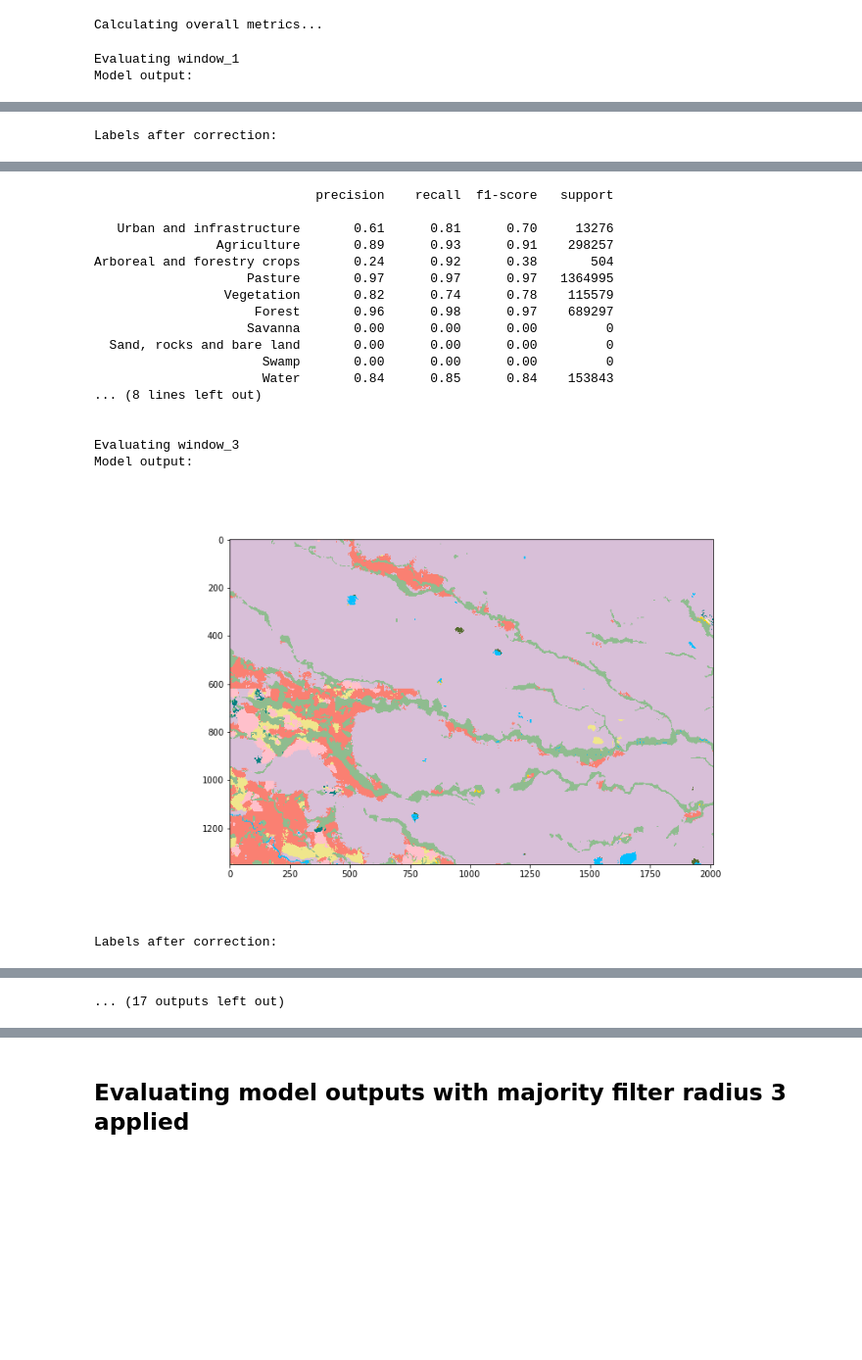
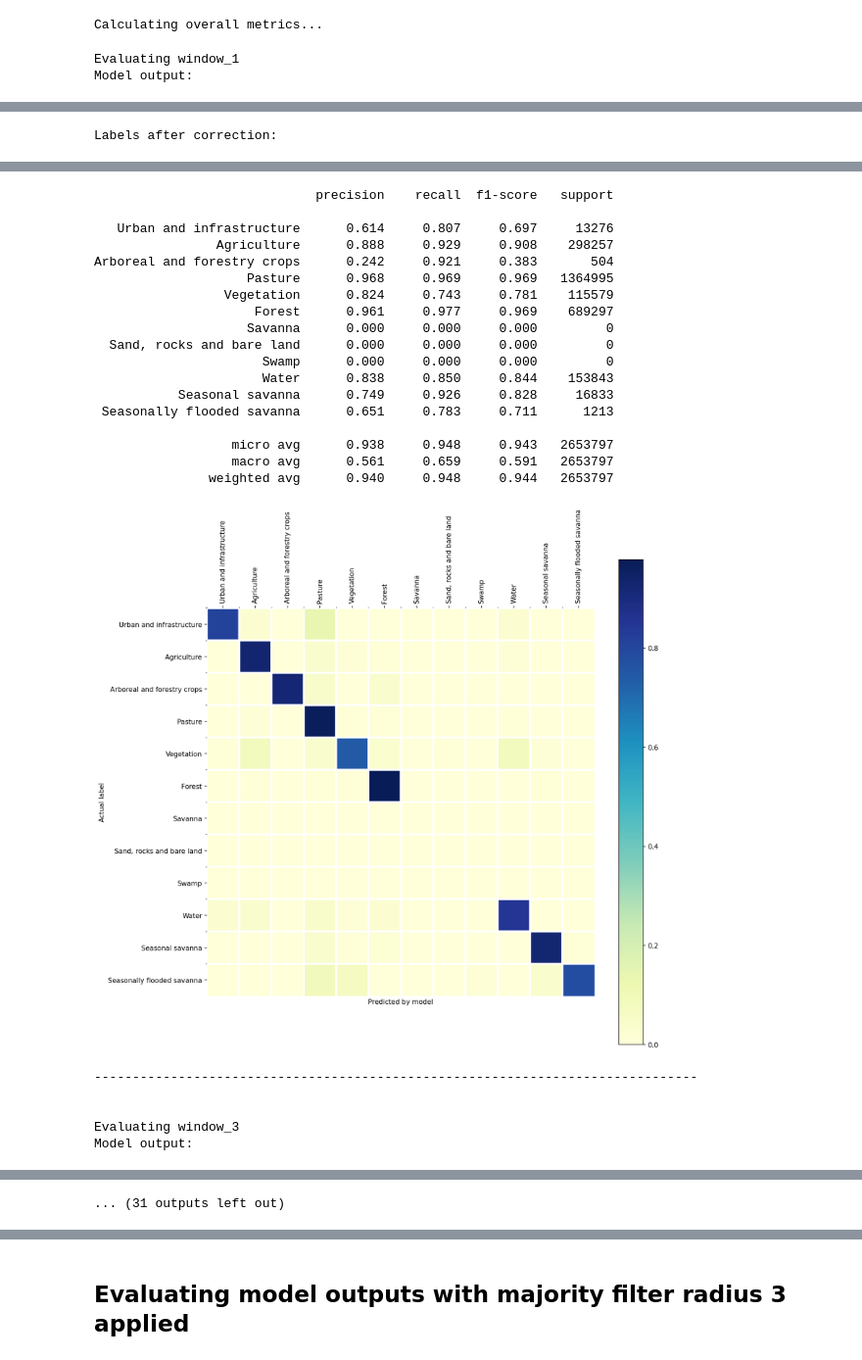
Before and after one commit to microsoft/landcover-orinoquia, a Jupyter notebook: evaluation/evaluate_against_2019_202004_manual_labels.ipynb, the cells around one changed output, grey strips where cells are left out. Shown at 98% size. Saved outputs shown, nothing was run; the diff lists cells and outputs as text; code cells hidden in the pictures; blank space fills up the shorter version.

Commit message:
Add confusion matrices for raw results.

```diff
--- a/evaluation/evaluate_against_2019_202004_manual_labels.ipynb
+++ b/evaluation/evaluate_against_2019_202004_manual_labels.ipynb
@@ -106,52 +118,94 @@ def evaluate_label_windows(model_outputs_path, visualize=True):
 
     return results, overall_report
+# %%
+def plot_confusion_matrix(cm, label_names, dpi=150):
+    # docs: https://matplotlib.org/3.1.3/gallery/images_contours_and_fields/image_annotated_heatmap.html#sphx-glr-gallery-images-contours-and-fields-image-annotated-heatmap-py
+
+    num_classes = len(label_names)
+    assert cm.shape[0] == num_classes
+
+    fig = plt.figure(figsize=(10, 10), dpi=dpi)  # set dpi to 300 to look good
+    ax = fig.add_axes([0.0, 0.0, 1.0, 1.0])
+    im = ax.matshow(cm, cmap=plt.cm.YlGnBu)
+    _ = ax.set_xticks(np.array(range(num_classes)))
+    _ = ax.set_yticks(np.array(range(num_classes)))
+    _ = ax.set_xticklabels(label_names)
+    _ = ax.set_yticklabels(label_names)
+    _ = ax.set_ylabel('Actual label')
+    _ = ax.set_xlabel('Predicted by model')
+    _ = ax.xaxis.tick_top()
+
+    # Rotate the tick labels
+    _ = plt.setp(ax.get_xticklabels(), rotation=90)
+
+    _ = ax.set_xticks(np.array(range(num_classes)) - 0.5, minor=True)
+    _ = ax.set_yticks(np.array(range(num_classes)) - 0.5, minor=True)
+    _ = ax.grid(which='minor', color='white', linestyle='-', linewidth=3)
+
+    cbar = ax.figure.colorbar(im, ax=ax)
+
+    # no border
+    for edge, spine in ax.spines.items():
+            _ = spine.set_visible(False)
+
+    plt.close()  # to not show all figures plotted again at the end of the calling cell
+    return fig
 # %% [markdown]
 ## Evaluating model outputs (raw)
 
 No filtering
 # %%
-results, overall_report = evaluate_label_windows(model_outputs_raw_path)
+results, overall_report, y_true, y_pred = evaluate_label_windows(model_outputs_raw_path, return_tiles=True)
 # %% [output]
 Calculating overall metrics...
 # %%
 for window_name, res in results.items():
     print(f'Evaluating {window_name}')
 
     print('Model output:')
     res['model_output_tile']
 
     print('Labels after correction:')
     res['label_tile']
 
     print(res['report'])
-    print('----------------------------------------------')
+
+    fig = plot_confusion_matrix(res['cm_norm'], target_names)
+    fig
+
+    print('-------------------------------------------------------------------------------')
     print()
     print()
 
 print('Overall report:')
 print(overall_report)
 # %% [output]
 Evaluating window_1
 Model output:
 [figure]
 Labels after correction:
 [figure]
                              precision    recall  f1-score   support
 
-   Urban and infrastructure       0.61      0.81      0.70     13276
-                Agriculture       0.89      0.93      0.91    298257
-Arboreal and forestry crops       0.24      0.92      0.38       504
-                    Pasture       0.97      0.97      0.97   1364995
-                 Vegetation       0.82      0.74      0.78    115579
-                     Forest       0.96      0.98      0.97    689297
-                    Savanna       0.00      0.00      0.00         0
-  Sand, rocks and bare land       0.00      0.00      0.00         0
-                      Swamp       0.00      0.00      0.00         0
-                      Water       0.84      0.85      0.84    153843
-... (8 lines left out)
+   Urban and infrastructure      0.614     0.807     0.697     13276
+                Agriculture      0.888     0.929     0.908    298257
+Arboreal and forestry crops      0.242     0.921     0.383       504
+                    Pasture      0.968     0.969     0.969   1364995
+                 Vegetation      0.824     0.743     0.781    115579
+                     Forest      0.961     0.977     0.969    689297
+                    Savanna      0.000     0.000     0.000         0
+  Sand, rocks and bare land      0.000     0.000     0.000         0
+                      Swamp      0.000     0.000     0.000         0
+                      Water      0.838     0.850     0.844    153843
+           Seasonal savanna      0.749     0.926     0.828     16833
+ Seasonally flooded savanna      0.651     0.783     0.711      1213
 
-
-Evaluating window_3
-Model output:
+                  micro avg      0.938     0.948     0.943   2653797
+                  macro avg      0.561     0.659     0.591   2653797
+               weighted avg      0.940     0.948     0.944   2653797
-[figure, old version]
+[figure, new version]
-Labels after correction:
+-------------------------------------------------------------------------------
+
+
+Evaluating window_3
+Model output:
@@ -179 +234 @@ Labels after correction:
-... (17 outputs left out)
+... (31 outputs left out)
```
Also changed, not shown: parts of 5 cells of this notebook.
